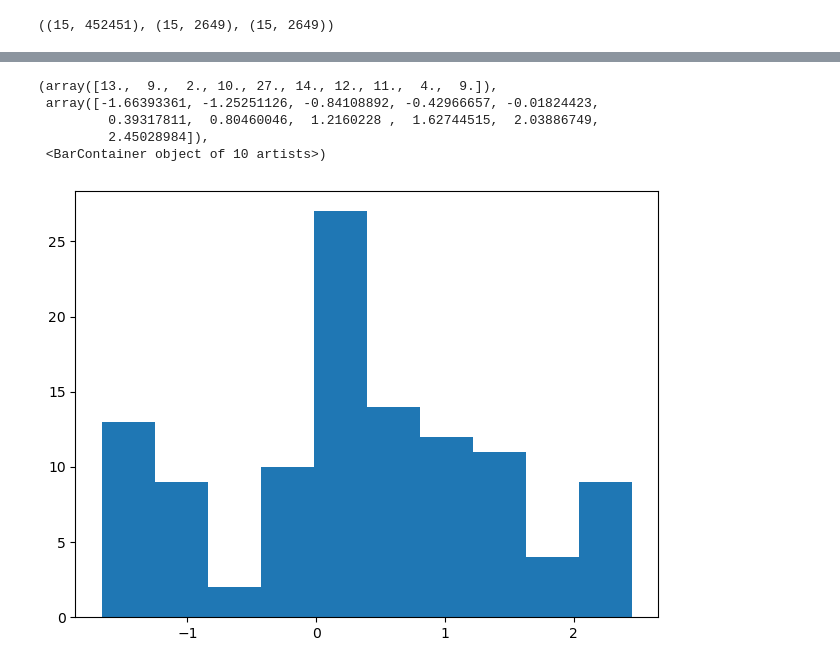
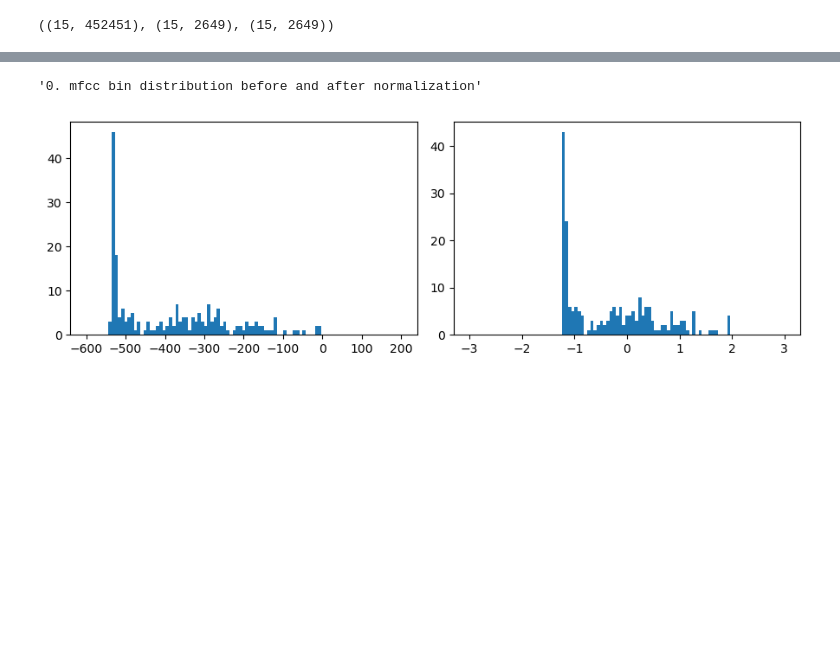
Before and after one commit to MichaelReiter94/acoustic_covid_detection, a Jupyter notebook: python/Jupyter_Notebooks/Tests_Analyzing_MFCC_Data.ipynb, the cells around one changed output, grey strips where cells are left out. Cells and saved outputs as stored; diff of their text form; code cells hidden in the pictures; blank space fills up the shorter version.

```diff
--- a/python/Jupyter_Notebooks/Tests_Analyzing_MFCC_Data.ipynb
+++ b/python/Jupyter_Notebooks/Tests_Analyzing_MFCC_Data.ipynb
@@ -142,3 +127,8 @@ overall_mean, overall_std
 all_mfccs.shape, all_stds.shape, all_means.shape
 # %% [output]
 ((15, 452451), (15, 2649), (15, 2649))
+# %%
+mean_of_means = all_means.mean(axis=1)
+mean_of_stds = all_stds.mean(axis=1)
+
+mean_of_means, mean_of_stds
@@ -145,5 +144,6 @@ all_mfccs.shape, all_stds.shape, all_means.shape
 # %%
-plt.plot(all_means[1,:])
-plt.figure()
-plt.plot(all_stds[1,:])
+mfcc_bin = 0
+
+fig, ax = plt.subplots(1, 2, figsize=(9, 3))
+ax[0].plot(all_means[mfcc_bin,:]), ax[1].plot(all_stds[mfcc_bin,:])
 # %% [output]
@@ -153,5 +153,7 @@ plt.plot(all_stds[1,:])
 # %%
-binn = 0
-plt.hist(all_mfccs[binn,:], np.linspace(-600, 200, 100))
-overall_mean[binn], overall_std[binn]
+bins = np.linspace(-600, 200, 100)
+fig, ax = plt.subplots(1, 2, figsize=(9, 3))
+ax[0].hist(all_mfccs[mfcc_bin,:], bins), ax[1].hist(all_means[mfcc_bin,:], bins)
+print(f"mfccs bin {mfcc_bin} statistics calculated from all timesteps - mean:{round(overall_mean[mfcc_bin],2)} - std:{round(overall_std[mfcc_bin], 2)}")
+print(f"mfccs bin {mfcc_bin} statistics calculated from all participants - mean:{round(mean_of_means[mfcc_bin], 2)} - std:{round(mean_of_stds[mfcc_bin], 2)}")
 # %% [output]
@@ -177,9 +162,0 @@ all_means.mean(axis=1), all_stds.mean(axis=1)
-# %%
-mean_of_means = np.array([-331.93631672,   76.30579642,  -27.15779265,   13.73618528,
-                     -18.95534619,    5.1736871 ,  -17.85339021,   -9.7329727 ,
-                     -13.3290326 ,   -5.40552042,   -4.99036132,   -9.46462743,
-                      -2.59663059,   -7.63705145,   -4.12569328])
-mean_of_stds = np.array([166.98202829,  47.80791132,  37.20069457,  23.26379328,
-                         24.13115699,  17.50971507,  18.8768299 ,  14.22171239,
-                         14.36668731,  12.13266992,  11.13963721,  11.35840227,
-                         10.25239385,  10.72223476,   9.42287716])
@@ -254,12 +180,11 @@ array([[-1.16557361, -0.80840861, -0.80618588, ..., -0.9392934 ,
 # %%
-plt.hist(mfccs_normalized[1,:])
+fig, ax = plt.subplots(1, 2, figsize=(9, 3))
+ax[0].hist(mfccs[mfcc_bin,:], bins)
+ax[1].hist(mfccs_normalized[mfcc_bin,:], np.linspace(-3, 3, 100))
+f"{mfcc_bin}. mfcc bin distribution before and after normalization"
 # %% [output]
-(array([13.,  9.,  2., 10., 27., 14., 12., 11.,  4.,  9.]),
- array([-1.66393361, -1.25251126, -0.84108892, -0.42966657, -0.01824423,
-         0.39317811,  0.80460046,  1.2160228 ,  1.62744515,  2.03886749,
-         2.45028984]),
- <BarContainer object of 10 artists>)
+'0. mfcc bin distribution before and after normalization'
-[figure, old version]
+[figure, new version]
 # %%
 np.save("Data/Coswara_processed/pickles/mean_cough_heavy_15MFCCs.npy", mean_of_means)
 # %%
```
Also changed, not shown: parts of 27 cells of this notebook, 3 other files.
